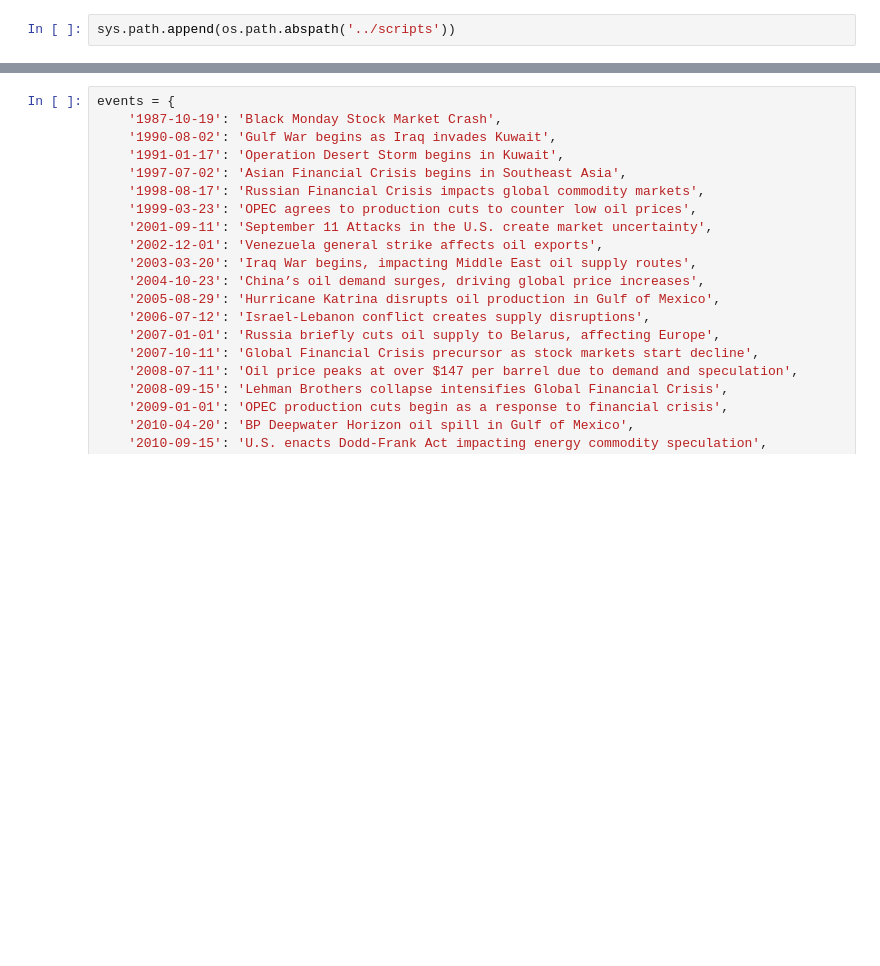
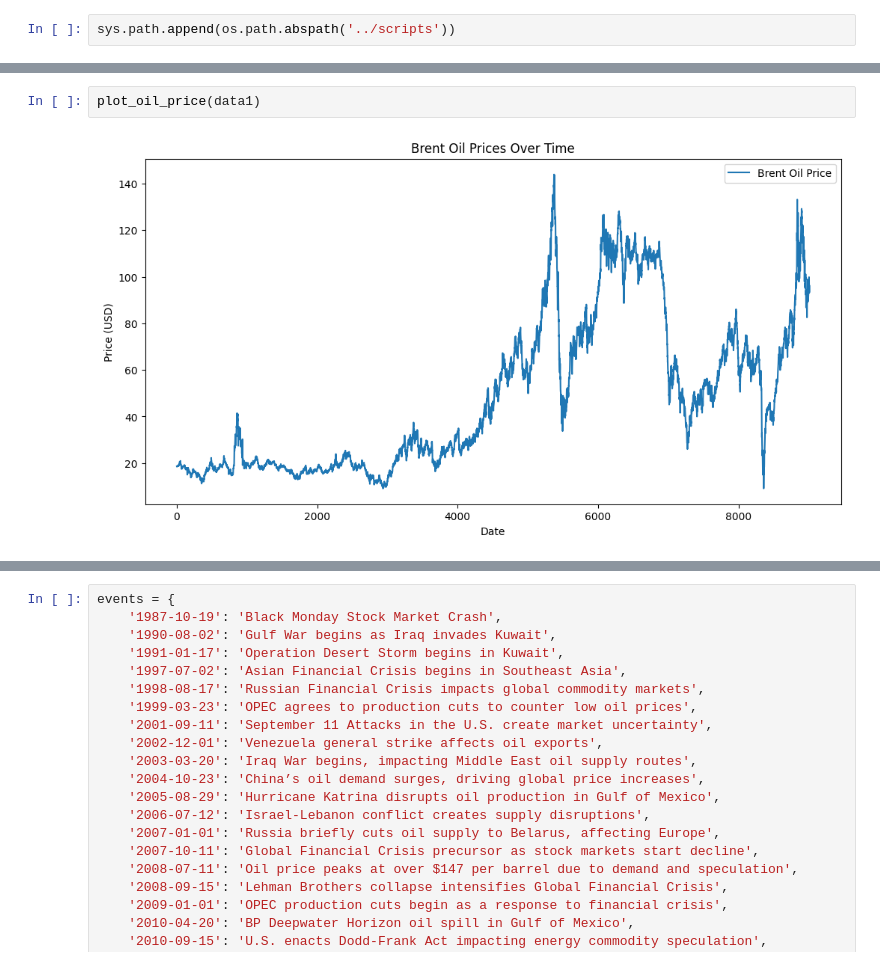
Before and after one commit to tesfayefekadu/TimeSeries-Change_Point_Detection, a Jupyter notebook: notebooks/data_analysis.ipynb, the cells around one changed output, grey strips where cells are left out. Saved outputs shown, nothing was run; the diff lists cells and outputs as text; blank space fills up the shorter version.

```diff
--- a/notebooks/data_analysis.ipynb
+++ b/notebooks/data_analysis.ipynb
@@ -82,0 +47,4 @@ Name: Price, dtype: float64
+# %%
+plot_oil_price(data1)
+# %% [output]
+[figure, added]
```
Also changed, not shown: parts of 23 cells of this notebook, 1 other file.
